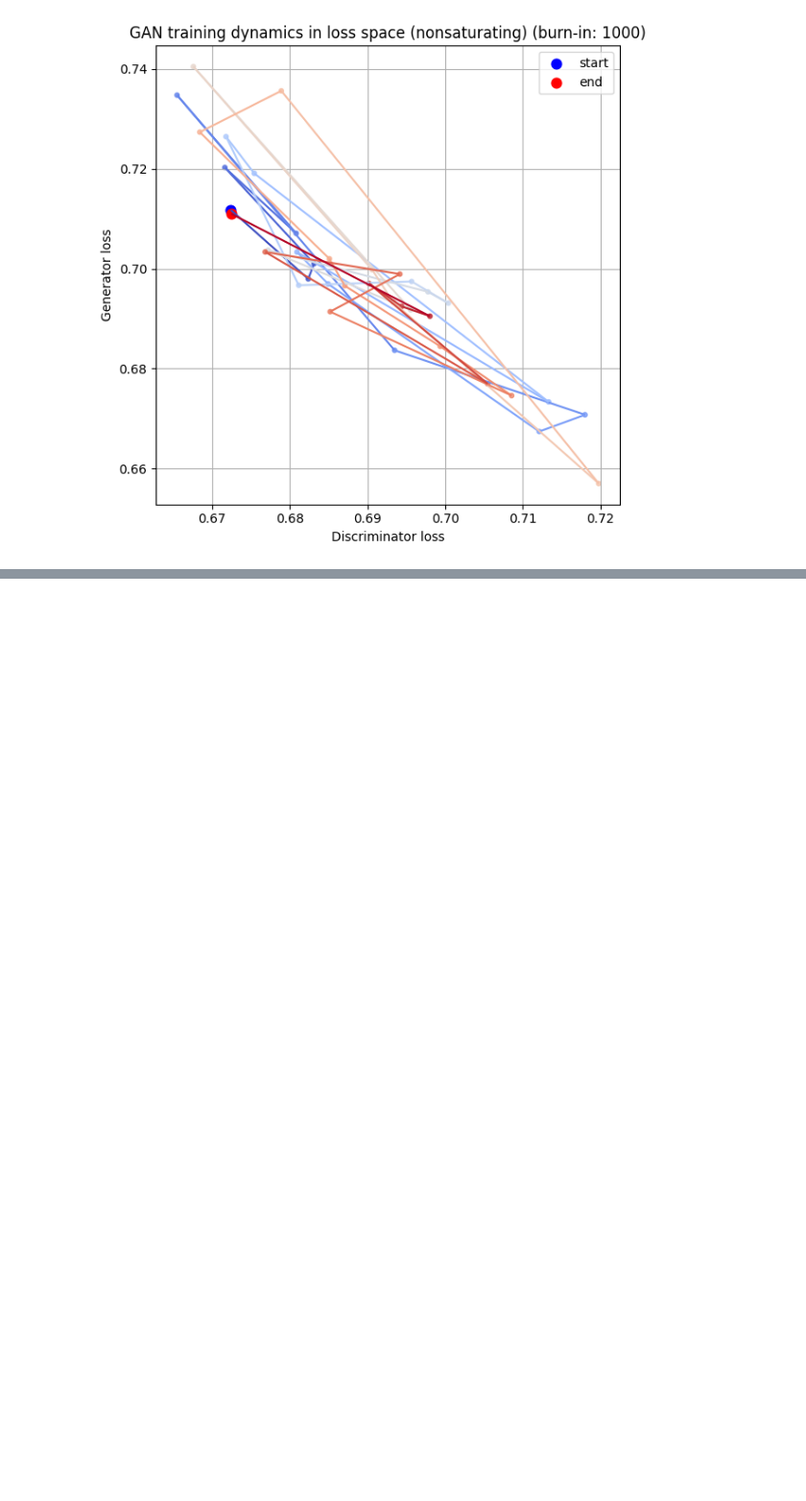
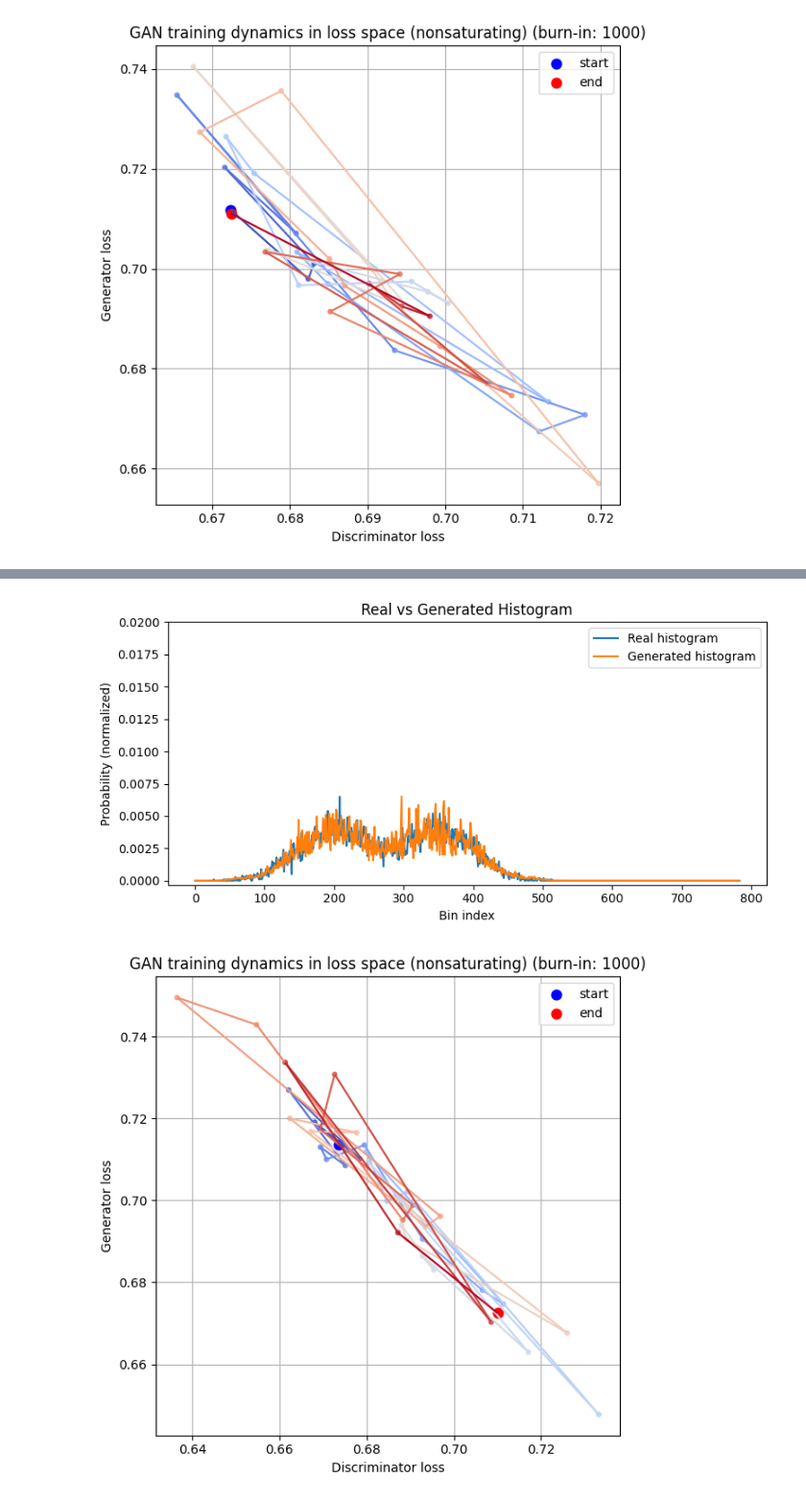
Before and after one commit to callum-lawson/egt-lab, a Jupyter notebook: experiments/gan/gan_collapse.ipynb, the cells around one changed output, grey strips where cells are left out. Shown at 96% size. Drawn from its saved outputs; the diff is of its cells as text; code cells hidden in the pictures; blank space fills up the shorter version.

Commit message:
Train a bimodal distribution generator with a 1D latent space

```diff
--- a/experiments/gan/gan_collapse.ipynb
+++ b/experiments/gan/gan_collapse.ipynb
@@ -953,0 +910,2 @@ plot_gan_loss_trajectory_from_checkpoints(
+# %%
+one_latent_config = replace(config, n_steps=10_000, latent_dim=1)
@@ -954 +942,18 @@ plot_gan_loss_trajectory_from_checkpoints(
+# %%
+plot_real_vs_generated_histogram_from_last_checkpoint(
+    train_data,
+    optimizer=one_latent_config.make_optimizer(),
+    config=one_latent_config,
+    y_max=0.02,
+)
+
+plot_gan_loss_trajectory_from_checkpoints(
+    train_data,
+    optimizer=one_latent_config.make_optimizer(),
+    config=one_latent_config,
+    burn_in_steps=1_000,
+)
+# %% [output]
+[figure, added]
+[figure, added]
 # %% [markdown]
```
Also changed, not shown: parts of 16 cells of this notebook.
